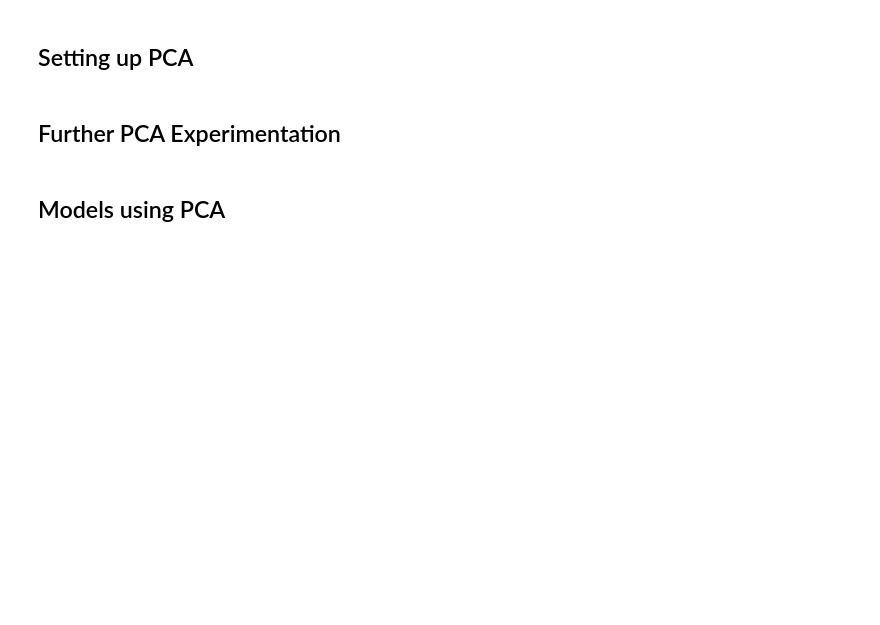
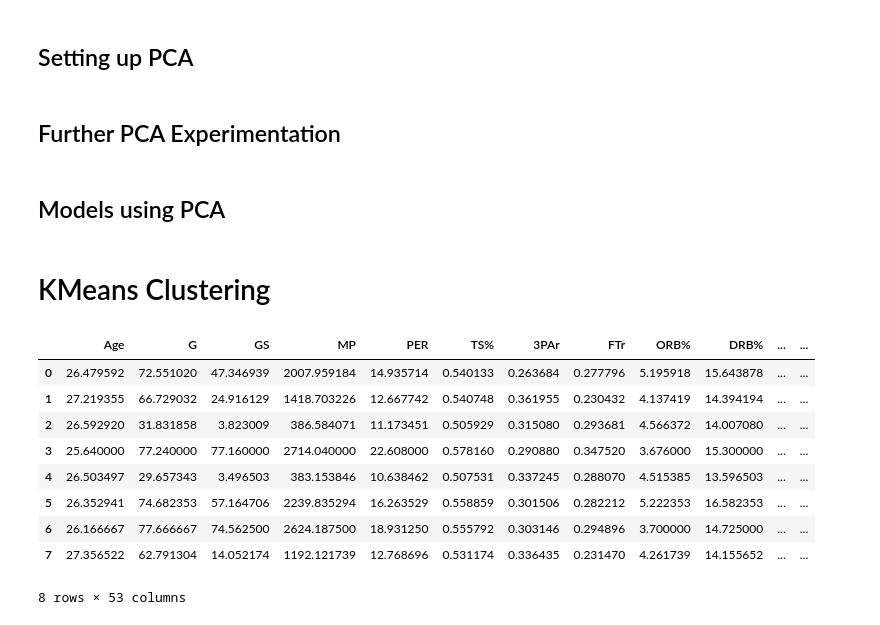
Before and after one commit to dcleung/CIS520-Project, a Jupyter notebook: Notebooks/NBA_Salaries.ipynb, the cells around one changed output. Saved outputs shown, nothing was run; the diff lists cells and outputs as text; code cells hidden in the pictures; blank space fills up the shorter version.

```diff
--- a/Notebooks/NBA_Salaries.ipynb
+++ b/Notebooks/NBA_Salaries.ipynb
@@ -736,3 +784,5 @@ pca.explained_variance_ratio_
 ## Models using PCA
 # %%
 # TODO
+# %% [markdown]
+# KMeans Clustering
@@ -738,0 +793,17 @@ pca.explained_variance_ratio_
+# %%
+clusters = pd.DataFrame(kmeans.cluster_centers_)
+# %%
+clusters.columns = features
+# %%
+clusters
+# %% [output]
+|  | Age | G | GS | MP | PER | TS% | 3PAr | FTr | ORB% | DRB% | ... | ... |
+| 0 | 26.479592 | 72.551020 | 47.346939 | 2007.959184 | 14.935714 | 0.540133 | 0.263684 | 0.277796 | 5.195918 | 15.643878 | ... | ... |
+| 1 | 27.219355 | 66.729032 | 24.916129 | 1418.703226 | 12.667742 | 0.540748 | 0.361955 | 0.230432 | 4.137419 | 14.394194 | ... | ... |
+| 2 | 26.592920 | 31.831858 | 3.823009 | 386.584071 | 11.173451 | 0.505929 | 0.315080 | 0.293681 | 4.566372 | 14.007080 | ... | ... |
+| 3 | 25.640000 | 77.240000 | 77.160000 | 2714.040000 | 22.608000 | 0.578160 | 0.290880 | 0.347520 | 3.676000 | 15.300000 | ... | ... |
+| 4 | 26.503497 | 29.657343 | 3.496503 | 383.153846 | 10.638462 | 0.507531 | 0.337245 | 0.288070 | 4.515385 | 13.596503 | ... | ... |
+| 5 | 26.352941 | 74.682353 | 57.164706 | 2239.835294 | 16.263529 | 0.558859 | 0.301506 | 0.282212 | 5.222353 | 16.582353 | ... | ... |
+| 6 | 26.166667 | 77.666667 | 74.562500 | 2624.187500 | 18.931250 | 0.555792 | 0.303146 | 0.294896 | 3.700000 | 14.725000 | ... | ... |
+| 7 | 27.356522 | 62.791304 | 14.052174 | 1192.121739 | 12.768696 | 0.531174 | 0.336435 | 0.231470 | 4.261739 | 14.155652 | ... | ... |
+8 rows × 53 columns
```
Also changed, not shown: parts of 37 cells of this notebook.
